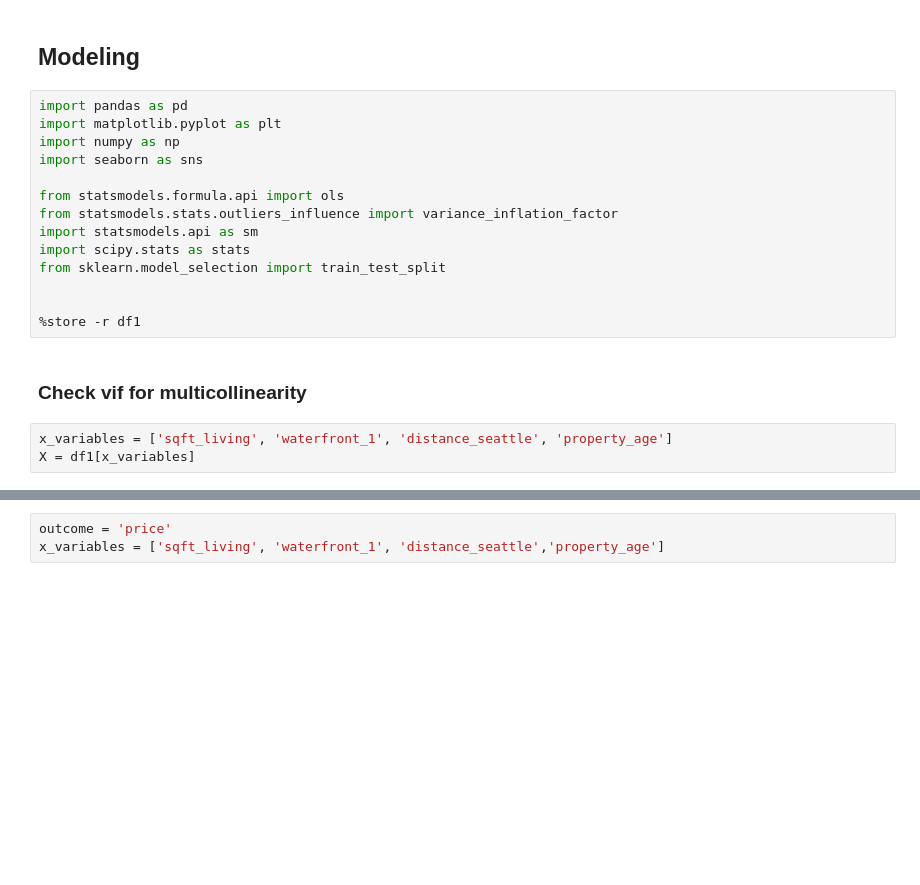
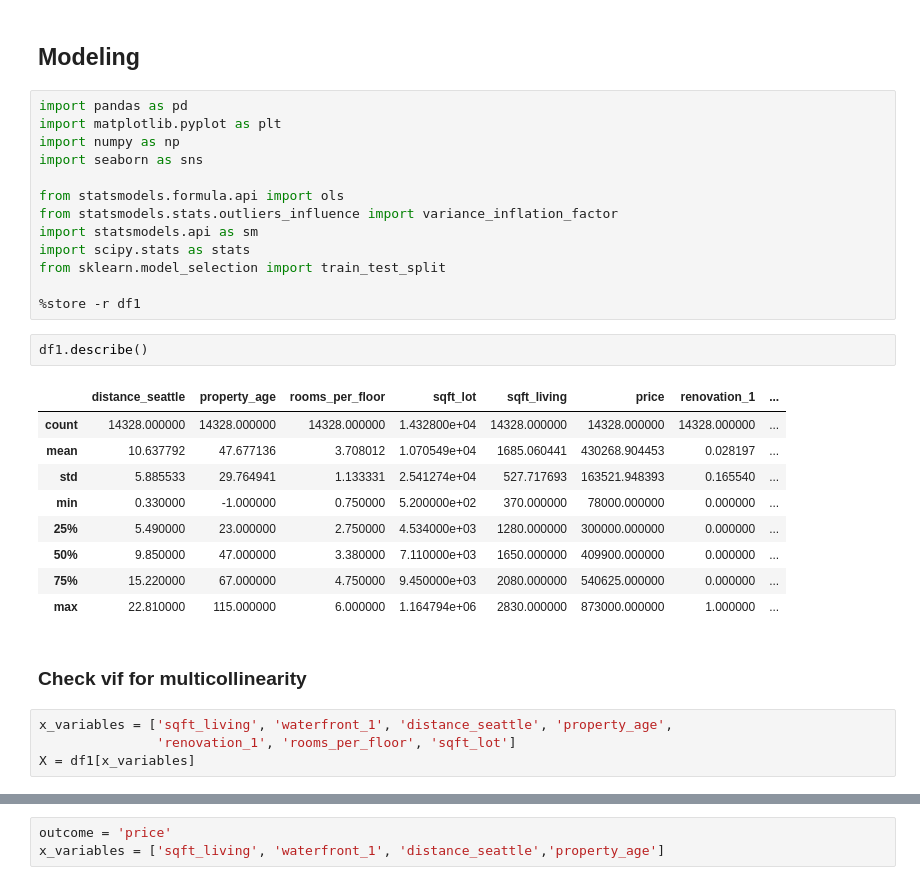
Before and after one commit to adcm2292/dsc-phase-2-project-online, a Jupyter notebook: notebooks/n2_Modeling_Data.ipynb, the cells around one changed output, grey strips where cells are left out. Saved outputs shown, nothing was run; the diff lists cells and outputs as text; blank space fills up the shorter version.

```diff
--- a/notebooks/n2_Modeling_Data.ipynb
+++ b/notebooks/n2_Modeling_Data.ipynb
@@ -12,12 +12,24 @@ import statsmodels.api as sm
 import scipy.stats as stats
 from sklearn.model_selection import train_test_split
 
-
 %store -r df1
+# %%
+df1.describe()
+# %% [output]
+|  | distance_seattle | property_age | rooms_per_floor | sqft_lot | sqft_living | price | renovation_1 | ... |
+| count | 14328.000000 | 14328.000000 | 14328.000000 | 1.432800e+04 | 14328.000000 | 14328.000000 | 14328.000000 | ... |
+| mean | 10.637792 | 47.677136 | 3.708012 | 1.070549e+04 | 1685.060441 | 430268.904453 | 0.028197 | ... |
+| std | 5.885533 | 29.764941 | 1.133331 | 2.541274e+04 | 527.717693 | 163521.948393 | 0.165540 | ... |
+| min | 0.330000 | -1.000000 | 0.750000 | 5.200000e+02 | 370.000000 | 78000.000000 | 0.000000 | ... |
+| 25% | 5.490000 | 23.000000 | 2.750000 | 4.534000e+03 | 1280.000000 | 300000.000000 | 0.000000 | ... |
+| 50% | 9.850000 | 47.000000 | 3.380000 | 7.110000e+03 | 1650.000000 | 409900.000000 | 0.000000 | ... |
+| 75% | 15.220000 | 67.000000 | 4.750000 | 9.450000e+03 | 2080.000000 | 540625.000000 | 0.000000 | ... |
+| max | 22.810000 | 115.000000 | 6.000000 | 1.164794e+06 | 2830.000000 | 873000.000000 | 1.000000 | ... |
 # %% [markdown]
 ### Check vif for multicollinearity
 # %%
-x_variables = ['sqft_living', 'waterfront_1', 'distance_seattle', 'property_age']
+x_variables = ['sqft_living', 'waterfront_1', 'distance_seattle', 'property_age',
+               'renovation_1', 'rooms_per_floor', 'sqft_lot']
 X = df1[x_variables]
 # %%
 pd.Series([variance_inflation_factor(X.values, i) for i in range(X.shape[1])],
```
Also changed, not shown: parts of 1 cell of this notebook, 2 other files.
